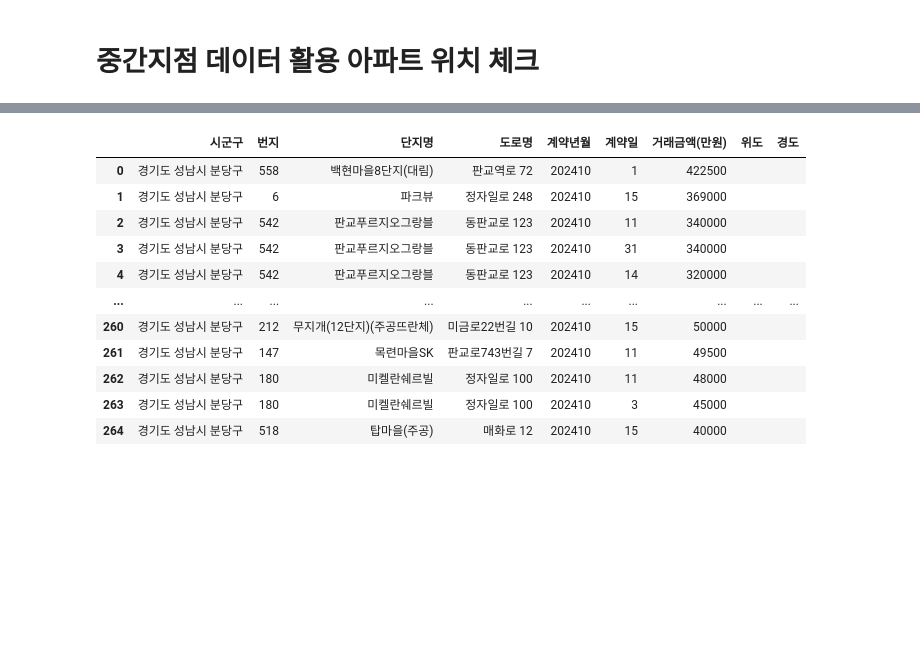
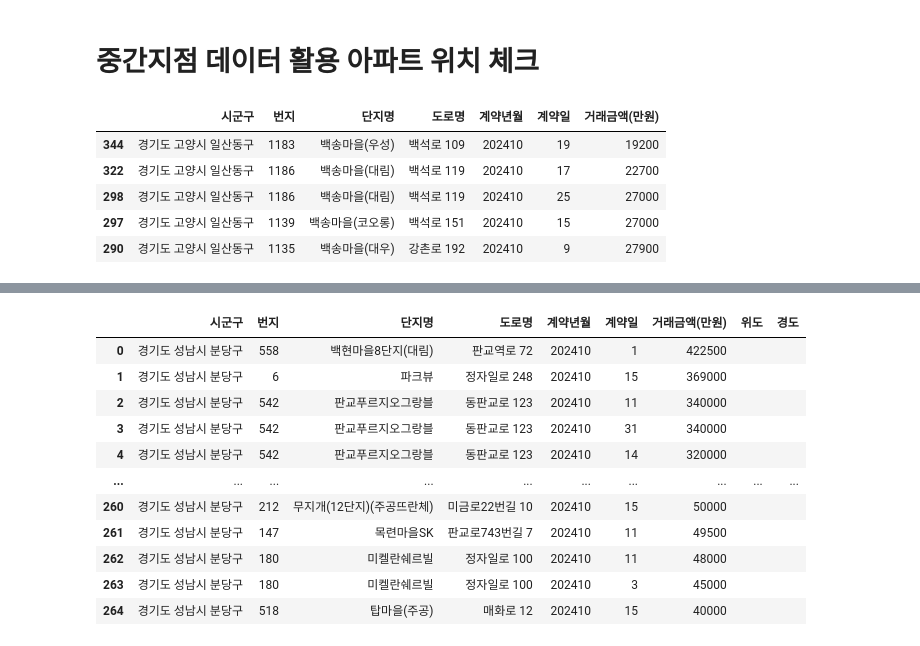
Before and after one commit to SnapishAgent/Ilsan-Investment-Insight, a Jupyter notebook: 교통 접근성/dataset_preprocessing_company_info.ipynb, the cells around one changed output, grey strips where cells are left out. Drawn from its saved outputs; the diff is of its cells as text; code cells hidden in the pictures; blank space fills up the shorter version.

```diff
--- a/교통 접근성/dataset_preprocessing_company_info.ipynb
+++ b/교통 접근성/dataset_preprocessing_company_info.ipynb
@@ -169,4 +170,15 @@ map_folium
 price_origin = pd.read_csv("/Users/shinjh/Desktop/likelion/mid_project/dataset_교통접근성/apt_price.csv")
 # %%
+price_origin = pd.read_csv("/Users/shinjh/Desktop/likelion/mid_project/dataset_교통접근성/dataset_apt_price_ilsan_202410.csv")
 price_list = price_origin.copy()
 price_list = price_list[['시군구','번지','단지명','도로명','계약년월','계약일','거래금액(만원)']]
+# %%
+filtered = price_list[price_list['시군구'].str.contains('일산')]
+filtered[filtered['단지명'].str.contains('백송마을')].sort_values(by='거래금액(만원)').head()
+# %% [output]
+|  | 시군구 | 번지 | 단지명 | 도로명 | 계약년월 | 계약일 | 거래금액(만원) |
+| 344 | 경기도 고양시 일산동구 | 1183 | 백송마을(우성) | 백석로 109 | 202410 | 19 | 19200 |
+| 322 | 경기도 고양시 일산동구 | 1186 | 백송마을(대림) | 백석로 119 | 202410 | 17 | 22700 |
+| 298 | 경기도 고양시 일산동구 | 1186 | 백송마을(대림) | 백석로 119 | 202410 | 25 | 27000 |
+| 297 | 경기도 고양시 일산동구 | 1139 | 백송마을(코오롱) | 백석로 151 | 202410 | 15 | 27000 |
+| 290 | 경기도 고양시 일산동구 | 1135 | 백송마을(대우) | 강촌로 192 | 202410 | 9 | 27900 |
```
Also changed, not shown: parts of 3 cells of this notebook.
